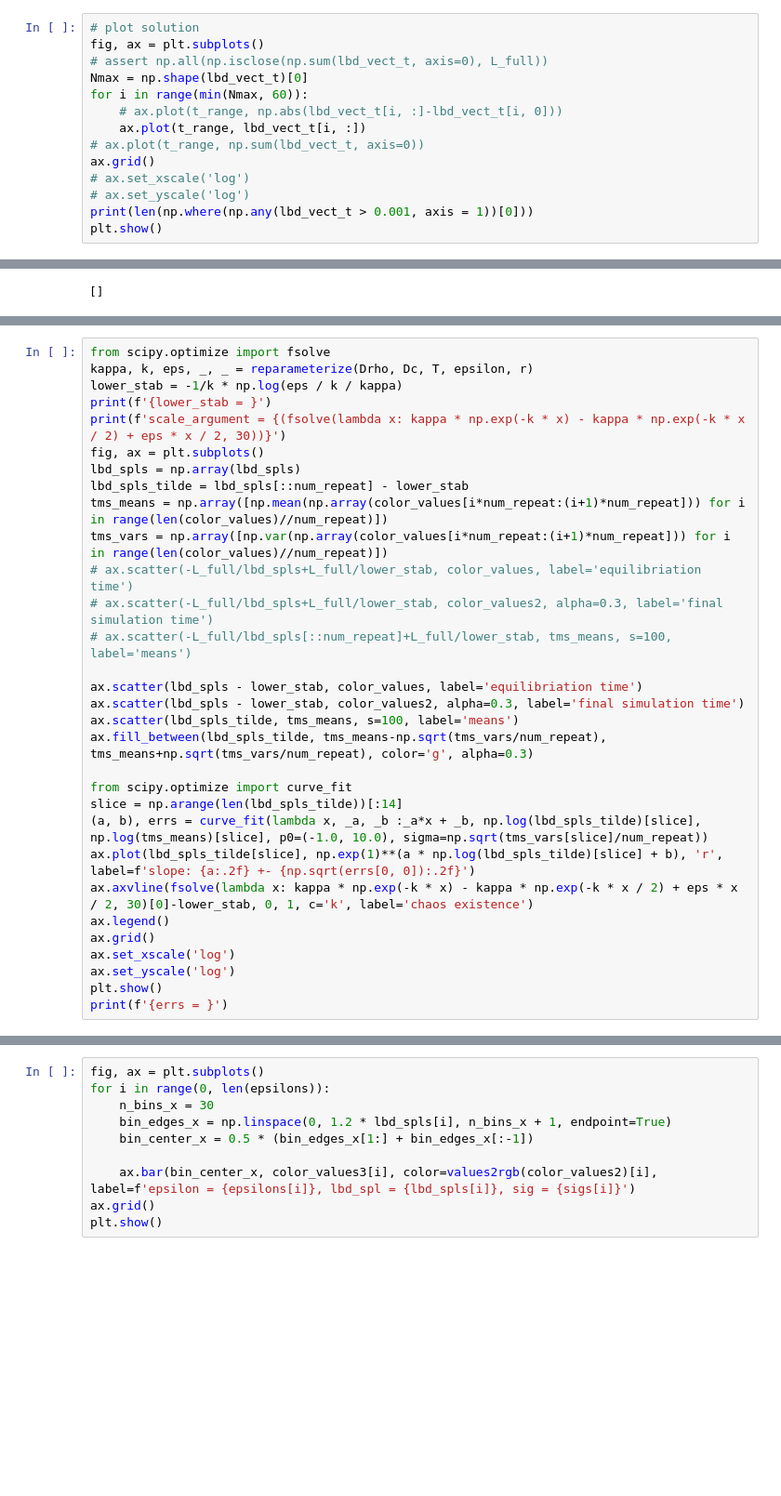
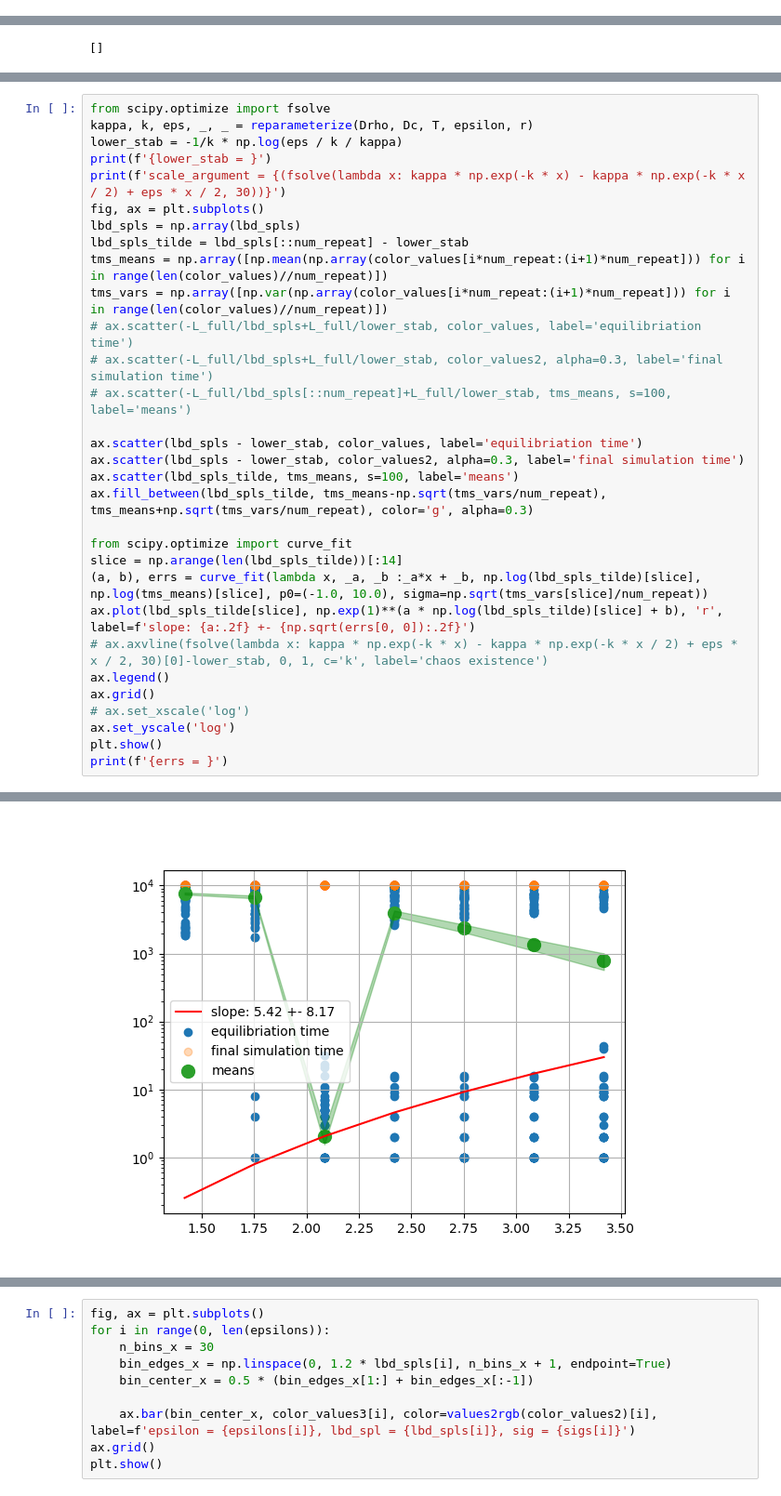
Before and after one commit to dknatan/KS_data_analysis, a Jupyter notebook: peaks_analysis/interacting_stoch_particles.ipynb, the cells around one changed output, grey strips where cells are left out. Shown at 93% size. Cells and saved outputs as stored; diff of their text form; blank space fills up the shorter version.

```diff
--- a/peaks_analysis/interacting_stoch_particles.ipynb
+++ b/peaks_analysis/interacting_stoch_particles.ipynb
@@ -559,14 +106,0 @@ Evolving on [0, 1e+05] with dt = 1.0, saving 100000 sample points.
-# %%
-# plot solution
-fig, ax = plt.subplots()
-# assert np.all(np.isclose(np.sum(lbd_vect_t, axis=0), L_full))
-Nmax = np.shape(lbd_vect_t)[0]
-for i in range(min(Nmax, 60)):
-    # ax.plot(t_range, np.abs(lbd_vect_t[i, :]-lbd_vect_t[i, 0]))
-    ax.plot(t_range, lbd_vect_t[i, :])
-# ax.plot(t_range, np.sum(lbd_vect_t, axis=0))
-ax.grid()
-# ax.set_xscale('log')
-# ax.set_yscale('log')
-print(len(np.where(np.any(lbd_vect_t > 0.001, axis = 1))[0]))
-plt.show()
@@ -738,32 +242,33 @@ from scipy.optimize import fsolve
 kappa, k, eps, _, _ = reparameterize(Drho, Dc, T, epsilon, r)
 lower_stab = -1/k * np.log(eps / k / kappa)
 print(f'{lower_stab = }')
 print(f'scale_argument = {(fsolve(lambda x: kappa * np.exp(-k * x) - kappa * np.exp(-k * x / 2) + eps * x / 2, 30))}')
 fig, ax = plt.subplots()
 lbd_spls = np.array(lbd_spls)
 lbd_spls_tilde = lbd_spls[::num_repeat] - lower_stab
 tms_means = np.array([np.mean(np.array(color_values[i*num_repeat:(i+1)*num_repeat])) for i in range(len(color_values)//num_repeat)])
 tms_vars = np.array([np.var(np.array(color_values[i*num_repeat:(i+1)*num_repeat])) for i in range(len(color_values)//num_repeat)])
 # ax.scatter(-L_full/lbd_spls+L_full/lower_stab, color_values, label='equilibriation time')
 # ax.scatter(-L_full/lbd_spls+L_full/lower_stab, color_values2, alpha=0.3, label='final simulation time')
 # ax.scatter(-L_full/lbd_spls[::num_repeat]+L_full/lower_stab, tms_means, s=100, label='means')
 
 ax.scatter(lbd_spls - lower_stab, color_values, label='equilibriation time')
 ax.scatter(lbd_spls - lower_stab, color_values2, alpha=0.3, label='final simulation time')
 ax.scatter(lbd_spls_tilde, tms_means, s=100, label='means')
 ax.fill_between(lbd_spls_tilde, tms_means-np.sqrt(tms_vars/num_repeat), tms_means+np.sqrt(tms_vars/num_repeat), color='g', alpha=0.3)
 
 from scipy.optimize import curve_fit
 slice = np.arange(len(lbd_spls_tilde))[:14]
 (a, b), errs = curve_fit(lambda x, _a, _b :_a*x + _b, np.log(lbd_spls_tilde)[slice], np.log(tms_means)[slice], p0=(-1.0, 10.0), sigma=np.sqrt(tms_vars[slice]/num_repeat))
 ax.plot(lbd_spls_tilde[slice], np.exp(1)**(a * np.log(lbd_spls_tilde)[slice] + b), 'r', label=f'slope: {a:.2f} +- {np.sqrt(errs[0, 0]):.2f}')
-ax.axvline(fsolve(lambda x: kappa * np.exp(-k * x) - kappa * np.exp(-k * x / 2) + eps * x / 2, 30)[0]-lower_stab, 0, 1, c='k', label='chaos existence')
+# ax.axvline(fsolve(lambda x: kappa * np.exp(-k * x) - kappa * np.exp(-k * x / 2) + eps * x / 2, 30)[0]-lower_stab, 0, 1, c='k', label='chaos existence')
 ax.legend()
 ax.grid()
-ax.set_xscale('log')
+# ax.set_xscale('log')
 ax.set_yscale('log')
 plt.show()
 print(f'{errs = }')
 # %% [output]
 lower_stab = 13.581912523491635
 scale_argument = [22.33755271]
+[figure, added]
```
Also changed, not shown: parts of 57 cells of this notebook.
